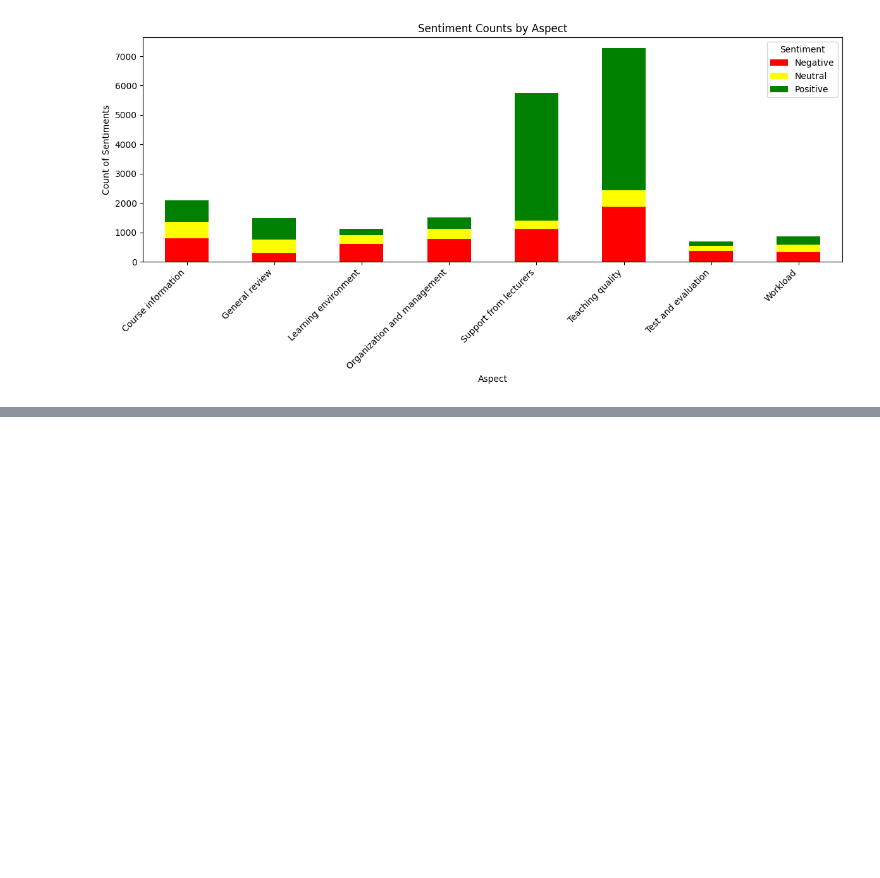
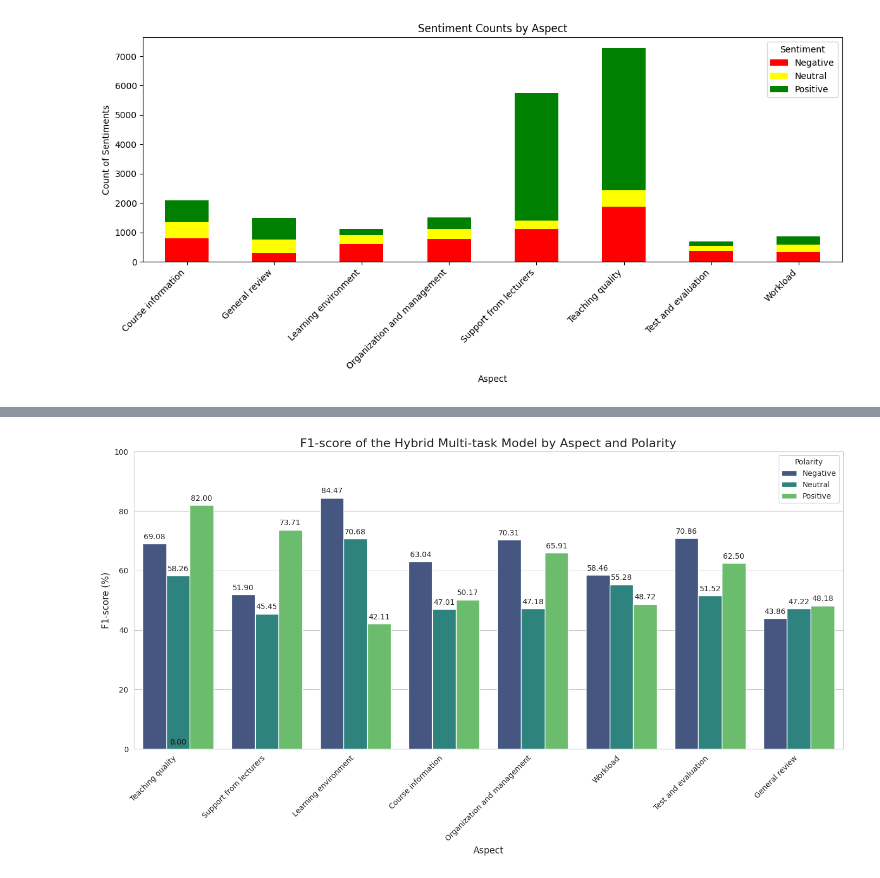
Before and after one commit to thavananh/pytorch_coban, a Jupyter notebook: project_ca_nhan/pytorch_uit_vsfc_absa/Plot_DatasetLabel_UIT.ipynb, the cells around one changed output, grey strips where cells are left out. Saved outputs shown, nothing was run; the diff lists cells and outputs as text; code cells hidden in the pictures; blank space fills up the shorter version.

```diff
--- a/project_ca_nhan/pytorch_uit_vsfc_absa/Plot_DatasetLabel_UIT.ipynb
+++ b/project_ca_nhan/pytorch_uit_vsfc_absa/Plot_DatasetLabel_UIT.ipynb
@@ -398,0 +398,49 @@ if __name__ == "__main__":
+# %%
+import pandas as pd
+import matplotlib.pyplot as plt
+import seaborn as sns
+
+# Create a DataFrame from the table data
+data = {
+    'Aspect': [
+        'Teaching quality', 'Support from lecturers', 'Learning environment',
+        'Course information', 'Organization and management', 'Workload',
+        'Test and evaluation', 'General review'
+    ],
+    'Negative': [69.08, 51.90, 84.47, 63.04, 70.31, 58.46, 70.86, 43.86],
+    'Neutral': [58.26, 45.45, 70.68, 47.01, 47.18, 55.28, 51.52, 47.22],
+    'Positive': [82.00, 73.71, 42.11, 50.17, 65.91, 48.72, 62.50, 48.18]
+}
+df = pd.DataFrame(data)
+
+# Melt the DataFrame to a long format suitable for seaborn
+df_melted = df.melt(id_vars='Aspect', var_name='Polarity', value_name='F1-score')
+
+# Set the plot style
+sns.set_style("whitegrid")
+
+# Create the plot
+plt.figure(figsize=(14, 8))
+ax = sns.barplot(x='Aspect', y='F1-score', hue='Polarity', data=df_melted, palette='viridis')
+
+# Add titles and labels
+plt.title('F1-score of the Hybrid Multi-task Model by Aspect and Polarity', fontsize=16)
+plt.xlabel('Aspect', fontsize=12)
+plt.ylabel('F1-score (%)', fontsize=12)
+plt.xticks(rotation=45, ha='right')
+plt.ylim(0, 100)
+plt.legend(title='Polarity')
+
+# Add data labels on top of the bars
+for p in ax.patches:
+    ax.annotate(f'{p.get_height():.2f}',
+                (p.get_x() + p.get_width() / 2., p.get_height()),
+                ha='center', va='center',
+                xytext=(0, 9),
+                textcoords='offset points')
+
+# Show the plot
+plt.tight_layout()
+plt.show()
+# %% [output]
+[figure, added]
```
Also changed, not shown: parts of 2 cells of this notebook, 24 other files.
